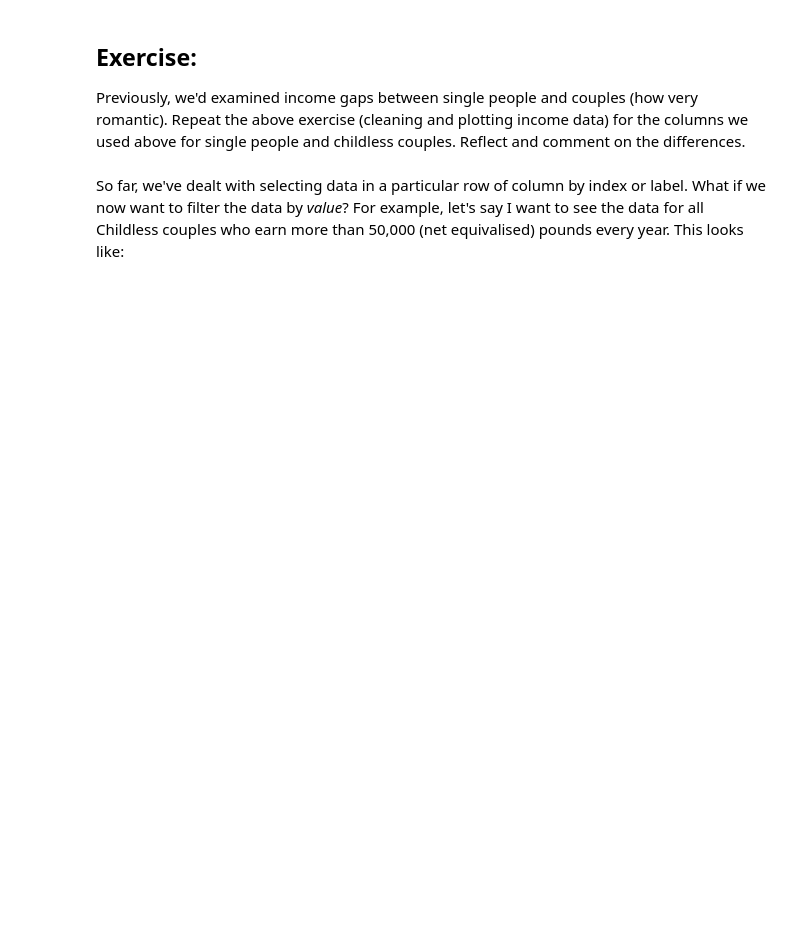
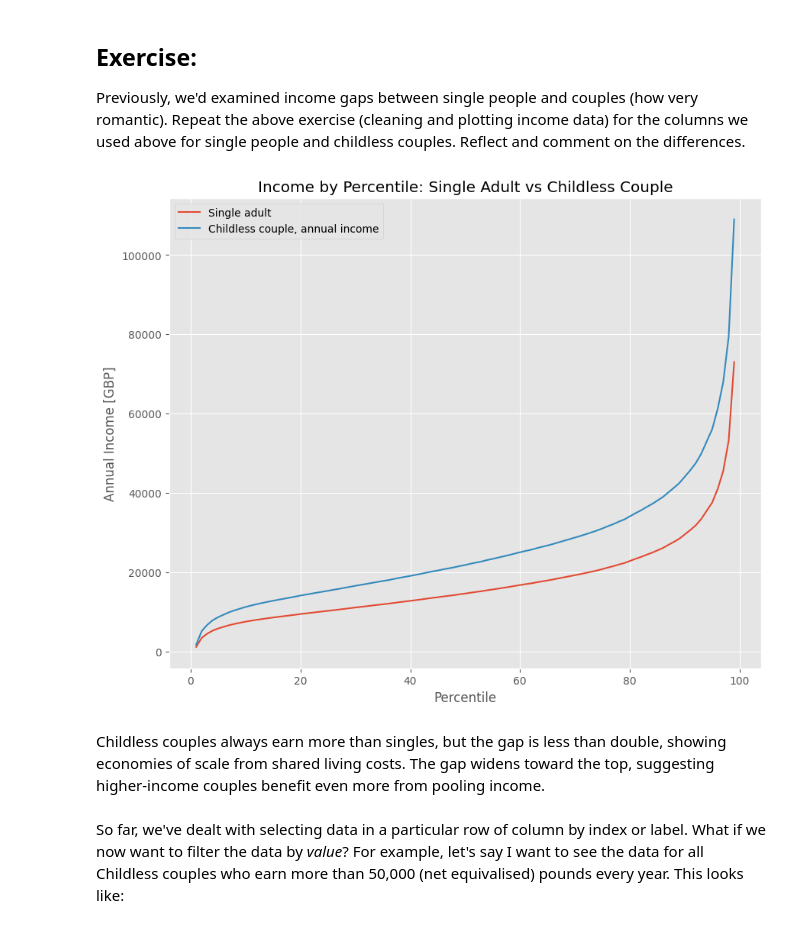
Before and after one commit to xwu23-max/QM2, a Jupyter notebook: notebooks/W02. Pandas.ipynb, the cells around one changed output. Drawn from its saved outputs; the diff is of its cells as text; code cells hidden in the pictures; blank space fills up the shorter version.

```diff
--- a/notebooks/W02. Pandas.ipynb
+++ b/notebooks/W02. Pandas.ipynb
@@ -352,3 +348,21 @@ Add your reflection here.
+# %%
+# Select the relevant columns
+clean = income[['Single adult', 'Childless couple, annual income']]
+
+# Cleaning: remove commas and replace '-' with NaN, then convert to float
+clean = clean.replace(',', '', regex=True)
+clean = clean.replace('-', 'NaN', regex=True).astype('float')
+
+# Plot
+clean.plot()
+plt.title('Income by Percentile: Single Adult vs Childless Couple')
+plt.xlabel('Percentile')
+plt.ylabel('Annual Income [GBP]')
+plt.show()
+# %% [output]
+[figure, added]
+# %% [markdown]
+Childless couples always earn more than singles, but the gap is less than double, showing economies of scale from shared living costs. The gap widens toward the top, suggesting higher-income couples benefit even more from pooling income.
 # %% [markdown]
 So far, we've dealt with selecting data in a particular row of column by index or label. What if we now want to filter the data by *value*? For example, let's say I want to see the data for all Childless couples who earn more than 50,000 (net equivalised) pounds every year. This looks like:
 # %%
```
Also changed, not shown: parts of 5 cells of this notebook.
